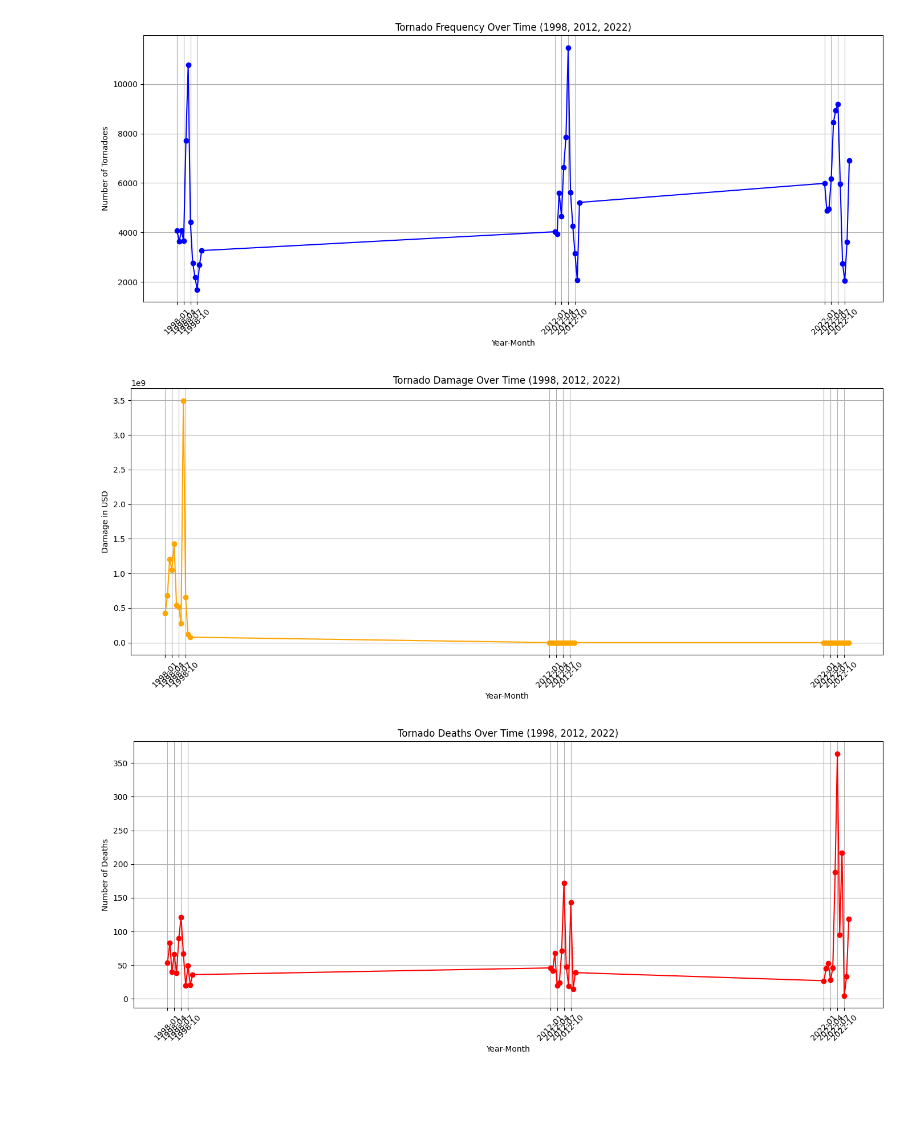
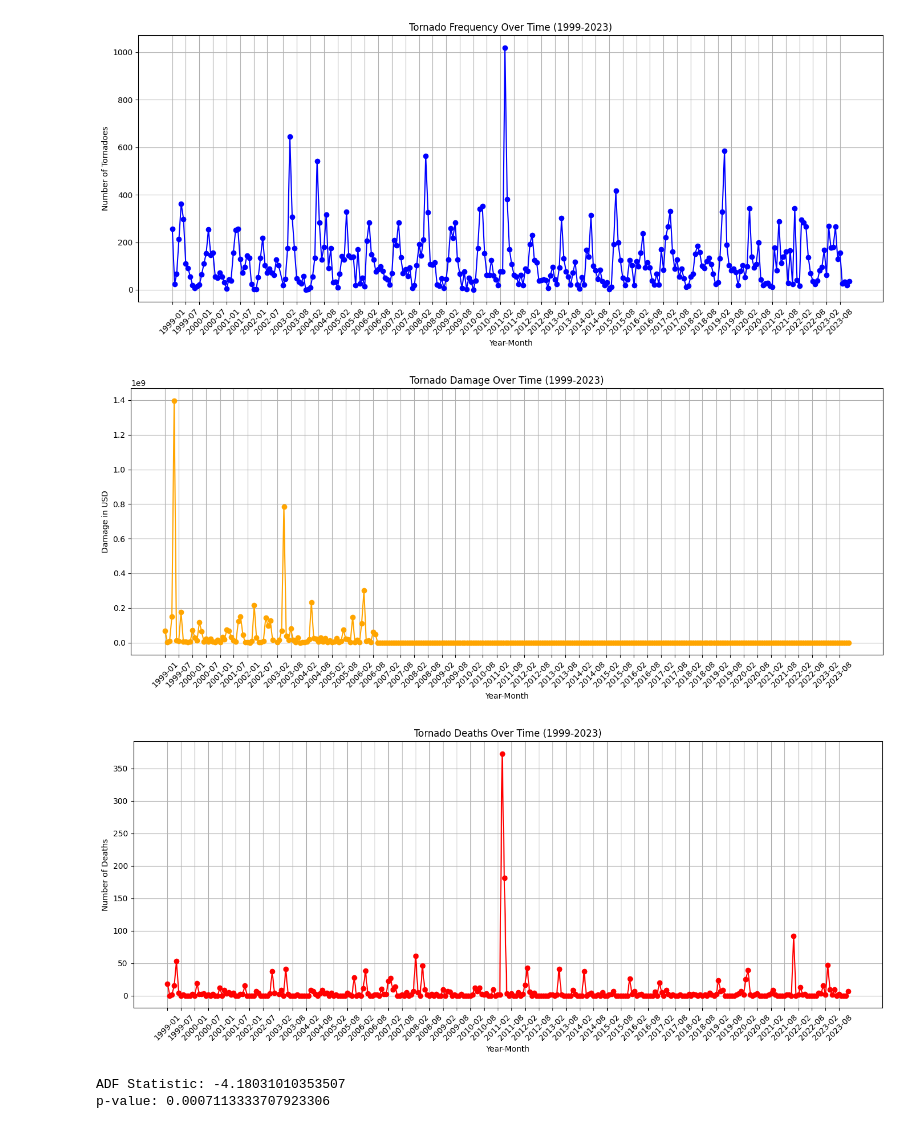
Before and after one commit to chrisk-woods/CS3-DS4002, a Jupyter notebook: SCRIPTS/exploratory.ipynb, the cells around one changed output. Drawn from its saved outputs; the diff is of its cells as text; code cells hidden in the pictures; blank space fills up the shorter version.

```diff
--- a/SCRIPTS/exploratory.ipynb
+++ b/SCRIPTS/exploratory.ipynb
@@ -3,0 +9,15 @@ import matplotlib.pyplot as plt
+# %%
+
+dataframes = []
+
+# Loop through the range of years
+for year in range(1999, 2024):
+    df = pd.read_csv(f'../DATA/{year}.csv')
+    df = df[df['EVENT_TYPE'] == 'Tornado']
+    dataframes.append(df)
+
+combined_df = pd.concat(dataframes, ignore_index=True)
+
+combined_df.to_csv('../DATA/combined_data.csv', index=False)
+
+combined_df.head()
@@ -4,50 +32,59 @@ import matplotlib.pyplot as plt
 # %%
-# Load the combined CSV data
-combined_df = pd.read_csv('combined_data.csv')
+import pandas as pd
+import matplotlib.pyplot as plt
 
 # Convert the BEGIN_YEARMONTH column to a datetime format for easier plotting
 combined_df['BEGIN_YEARMONTH'] = pd.to_datetime(combined_df['BEGIN_YEARMONTH'].astype(str), format='%Y%m')
+filtered_df = combined_df
 
-# Filter data to only include the years 1998, 2012, and 2022
-filtered_df = combined_df[combined_df['BEGIN_YEARMONTH'].dt.year.isin([1998, 2012, 2022])]
-
-# Define a function to plot with specific years (1998, 2012, 2022) and their months
+# Define a function to plot with years and their months
 def plot_with_specific_years(x_values, y_values, title, xlabel, ylabel, color='blue'):
     plt.figure(figsize=(14, 6))  # Increase figure size to give more space
     plt.plot(x_values, y_values, marker='o', color=color)
     plt.title(title)
     plt.xlabel(xlabel)
     plt.ylabel(ylabel)
 
     # Set x-ticks for every third month
     ax = plt.gca()
-    ax.set_xticks(x_values[::3])  # Show every third month to reduce clutter
-    ax.set_xticklabels(x_values[::3].strftime('%Y-%m'), rotation=45)
+    ax.set_xticks(x_values[::6])  # Show every third month to reduce clutter
+    ax.set_xticklabels(x_values[::6].strftime('%Y-%m'), rotation=45)
 
     plt.grid(True)
     plt.tight_layout()
     plt.show()
 
-# Plot 1: Tornado Frequency over Time (for 1998, 2012, and 2022)
+# Plot 1: Tornado Frequency over Time (1999-2023)
 tornado_frequency = filtered_df.groupby(filtered_df['BEGIN_YEARMONTH']).size()
 plot_with_specific_years(tornado_frequency.index, tornado_frequency.values,
-                         title='Tornado Frequency Over Time (1998, 2012, 2022)',
+                         title='Tornado Frequency Over Time (1999-2023)',
                          xlabel='Year-Month', ylabel='Number of Tornadoes')
 
-# Plot 2: Tornado Damage over Time (for 1998, 2012, and 2022)
+# Plot 2: Tornado Damage over Time (1999-2023)
 filtered_df['DAMAGE_PROPERTY'] = pd.to_numeric(filtered_df['DAMAGE_PROPERTY'].str.replace('K', '000').str.replace('M', '000000'), errors='coerce')
 tornado_damage = filtered_df.groupby(filtered_df['BEGIN_YEARMONTH'])['DAMAGE_PROPERTY'].sum()
 plot_with_specific_years(tornado_damage.index, tornado_damage.values,
-                         title='Tornado Damage Over Time (1998, 2012, 2022)',
+                         title='Tornado Damage Over Time (1999-2023)',
                          xlabel='Year-Month', ylabel='Damage in USD', color='orange')
 
-# Plot 3: Tornado Deaths over Time (for 1998, 2012, and 2022)
+# Plot 3: Tornado Deaths over Time (for 1999-2023)
 filtered_df['TOTAL_DEATHS'] = filtered_df['DEATHS_DIRECT'] + filtered_df['DEATHS_INDIRECT']
 tornado_deaths = filtered_df.groupby(filtered_df['BEGIN_YEARMONTH'])['TOTAL_DEATHS'].sum()
 plot_with_specific_years(tornado_deaths.index, tornado_deaths.values,
-                         title='Tornado Deaths Over Time (1998, 2012, 2022)',
+                         title='Tornado Deaths Over Time (1999-2023)',
                          xlabel='Year-Month', ylabel='Number of Deaths', color='red')
 # %% [output]
-[figure, old version]
+[figure, new version]
-[figure, old version]
+[figure, new version]
-[figure, old version]
+[figure, new version]
+# %%
+#Test to ensure that data is stationary
+freq = pd.DataFrame(tornado_frequency)
+freq.columns = ['Value']
+result = adfuller(freq['Value'])
+print(f'ADF Statistic: {result[0]}')
+print(f'p-value: {result[1]}')
+#P-value < 0.05, fail to reject hypothesis that it is stationary
+# %% [output]
+ADF Statistic: -4.18031010353507
+p-value: 0.0007113333707923306
```
Also changed, not shown: parts of 10 cells of this notebook.
